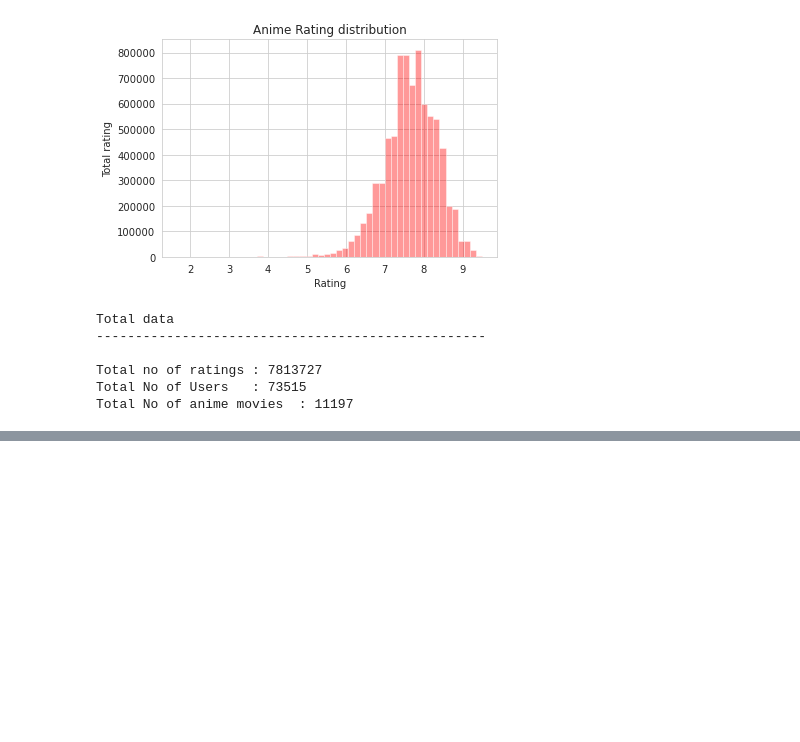
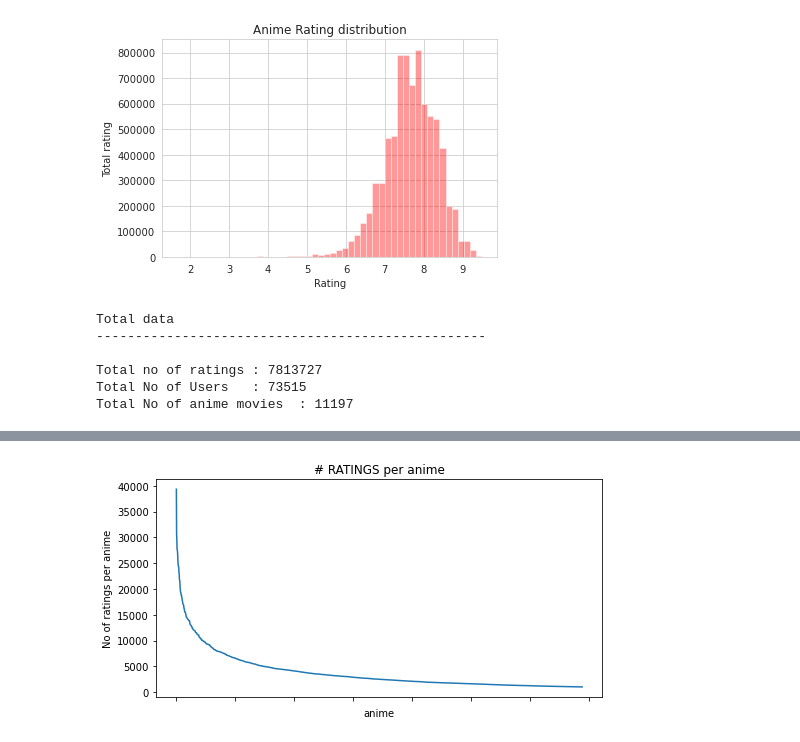
Before and after one commit to salma71/MSDS_SU2020, a Jupyter notebook: Recommender_system612/week_4/Anime_recommender.ipynb, the cells around one changed output, grey strips where cells are left out. Drawn from its saved outputs; the diff is of its cells as text; code cells hidden in the pictures; blank space fills up the shorter version.

```diff
--- a/Recommender_system612/week_4/Anime_recommender.ipynb
+++ b/Recommender_system612/week_4/Anime_recommender.ipynb
@@ -136,0 +179,18 @@ no_of_rated_anime_per_user.head()
+# %%
+#Getting the new dataframe which contains users who has given 50 or more ratings
+
+new_df=all_data.groupby("anime_id").filter(lambda x:x['rating'].count() >=1000)
+# %%
+no_of_ratings_per_anime = new_df.groupby(by='anime_id')['rating'].count().sort_values(ascending=False)
+
+fig = plt.figure(figsize=plt.figaspect(.5))
+ax = plt.gca()
+plt.plot(no_of_ratings_per_anime.values)
+plt.title('# RATINGS per anime')
+plt.xlabel('anime')
+plt.ylabel('No of ratings per anime')
+ax.set_xticklabels([])
+
+plt.show()
+# %% [output]
+[figure, added]
```
Also changed, not shown: parts of 15 cells of this notebook.
